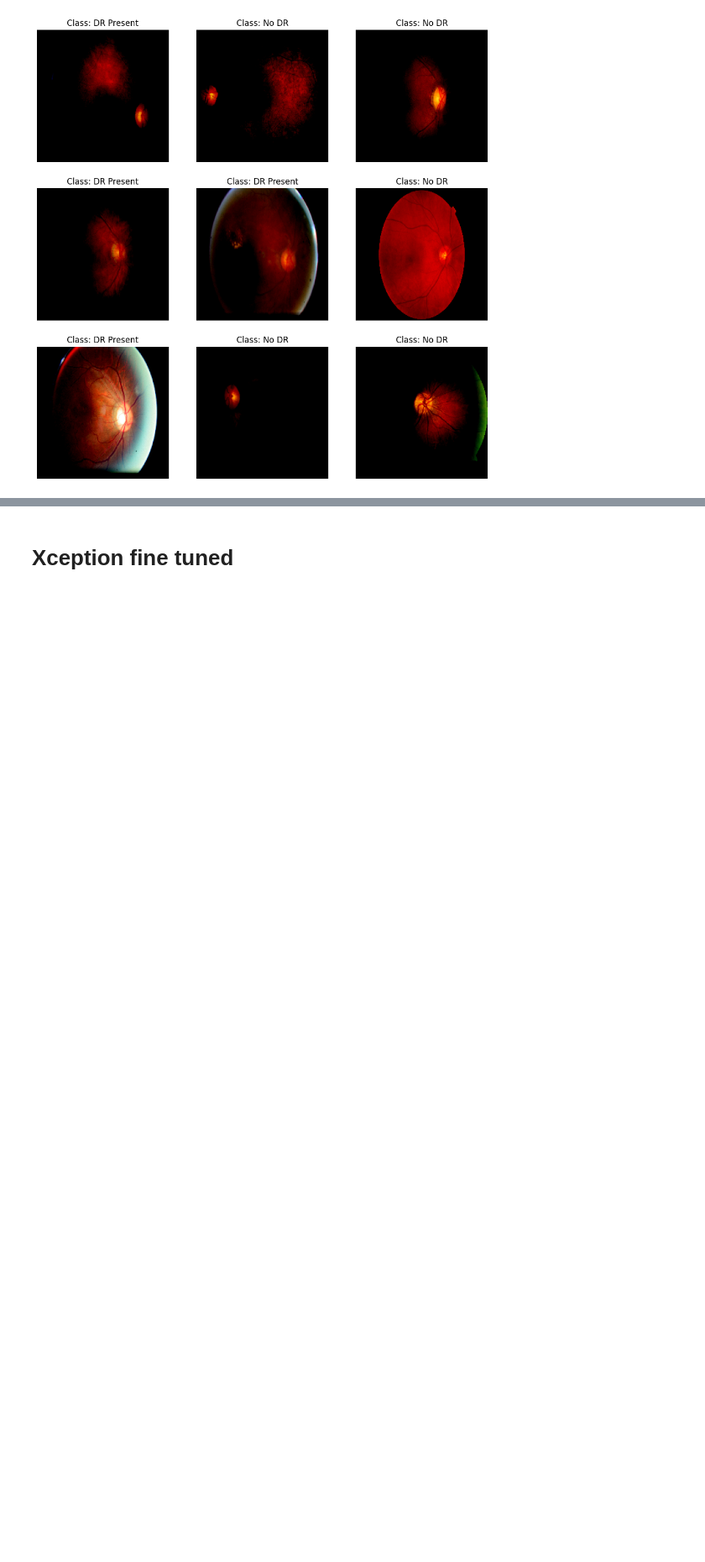
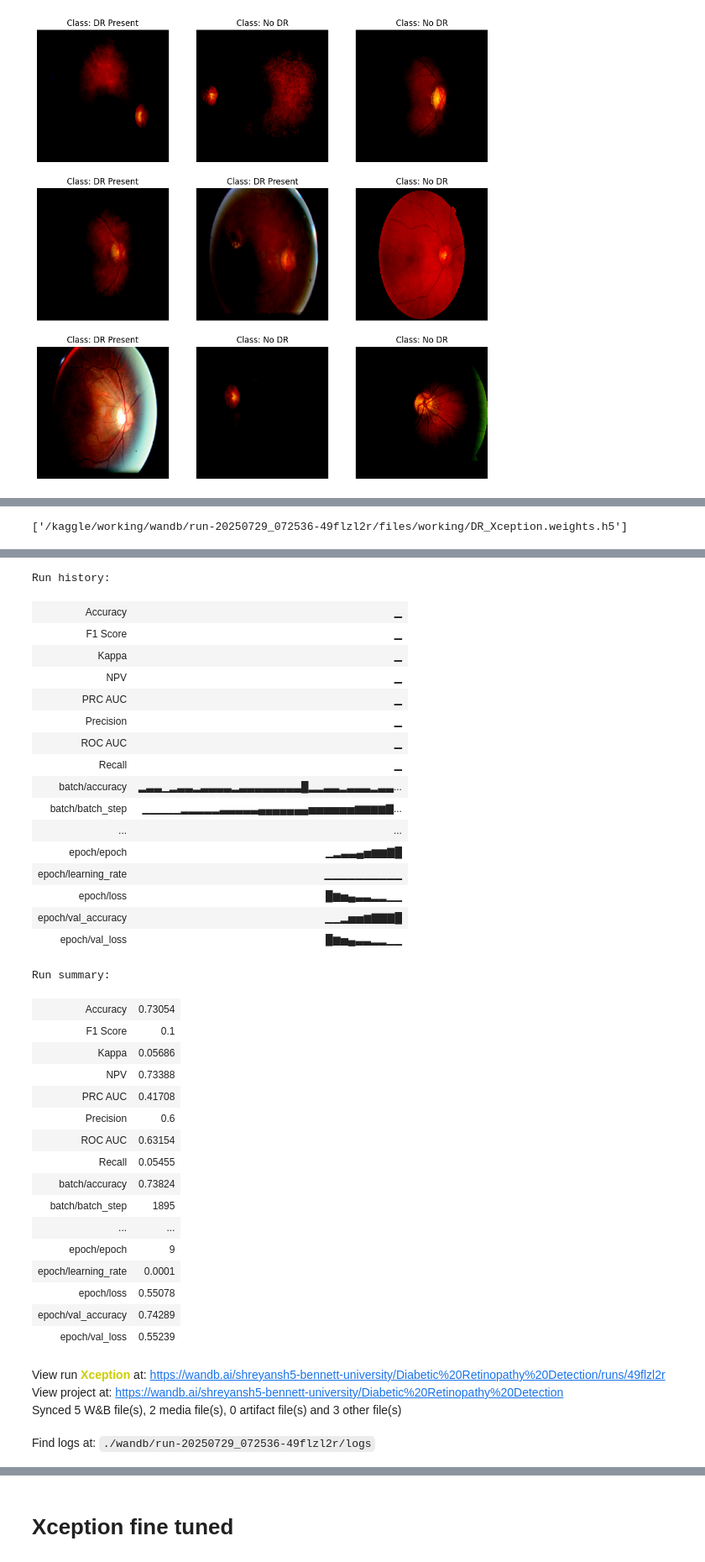
Before and after one commit to i-Shreyansh/Diabetic-Retinopathy-Detection, a Jupyter notebook: diabetic-retinopathy-detection-by-pretrained-cnns.ipynb, the cells around one changed output, grey strips where cells are left out. Shown at 84% size. Drawn from its saved outputs; the diff is of its cells as text; code cells hidden in the pictures; blank space fills up the shorter version.

Commit message:
Kaggle Notebook | Diabetic Retinopathy Detection by  Xception | Version 2

```diff
--- a/diabetic-retinopathy-detection-by-pretrained-cnns.ipynb
+++ b/diabetic-retinopathy-detection-by-pretrained-cnns.ipynb
@@ -585,0 +711,8 @@ Saved metrics to: DR_Xception_metrics.csv
+# %%
+wandb.save("/kaggle/working/DR_Xception_metrics.csv", policy="now")
+wandb.save("/kaggle/working/DR_Xception.weights.h5", policy="now")
+# %% [output]
+['/kaggle/working/wandb/run-20250729_072536-49flzl2r/files/working/DR_Xception.weights.h5']
+# %%
+wandb.finish()
+# %% [output]
@@ -586,3 +720,41 @@ Saved metrics to: DR_Xception_metrics.csv
+Run history:
+| Accuracy | ▁ |
+| F1 Score | ▁ |
+| Kappa | ▁ |
+| NPV | ▁ |
+| PRC AUC | ▁ |
+| Precision | ▁ |
+| ROC AUC | ▁ |
+| Recall | ▁ |
+| batch/accuracy | ▂▃▃▁▂▃▃▂▃▃▃▃▂▃▃▃▃▃▃▃▃█▂▂▃▃▂▃▃▃▂▃▃... |
+| batch/batch_step | ▁▁▁▁▁▂▂▂▂▂▃▃▃▃▃▄▄▄▄▄▄▄▅▅▅▅▅▅▆▆▆▆▇... |
+| ... | ... |
+| epoch/epoch | ▁▂▃▃▄▅▆▆▇█ |
+| epoch/learning_rate | ▁▁▁▁▁▁▁▁▁▁ |
+| epoch/loss | █▆▅▄▃▃▂▂▁▁ |
+| epoch/val_accuracy | ▁▁▂▅▅▆▇▇▇█ |
+| epoch/val_loss | █▆▅▄▃▃▂▂▁▁ |
+Run summary:
+| Accuracy | 0.73054 |
+| F1 Score | 0.1 |
+| Kappa | 0.05686 |
+| NPV | 0.73388 |
+| PRC AUC | 0.41708 |
+| Precision | 0.6 |
+| ROC AUC | 0.63154 |
+| Recall | 0.05455 |
+| batch/accuracy | 0.73824 |
+| batch/batch_step | 1895 |
+| ... | ... |
+| epoch/epoch | 9 |
+| epoch/learning_rate | 0.0001 |
+| epoch/loss | 0.55078 |
+| epoch/val_accuracy | 0.74289 |
+| epoch/val_loss | 0.55239 |
+View run Xception at: https://wandb.ai/shreyansh5-bennett-university/Diabetic%20Retinopathy%20Detection/runs/49flzl2r
+View project at: https://wandb.ai/shreyansh5-bennett-university/Diabetic%20Retinopathy%20Detection
+Synced 5 W&B file(s), 2 media file(s), 0 artifact file(s) and 3 other file(s)
+Find logs at: ./wandb/run-20250729_072536-49flzl2r/logs
 # %%
 inference_Report(model,test_set)
 # %% [output]
```
Also changed, not shown: parts of 28 cells of this notebook.
